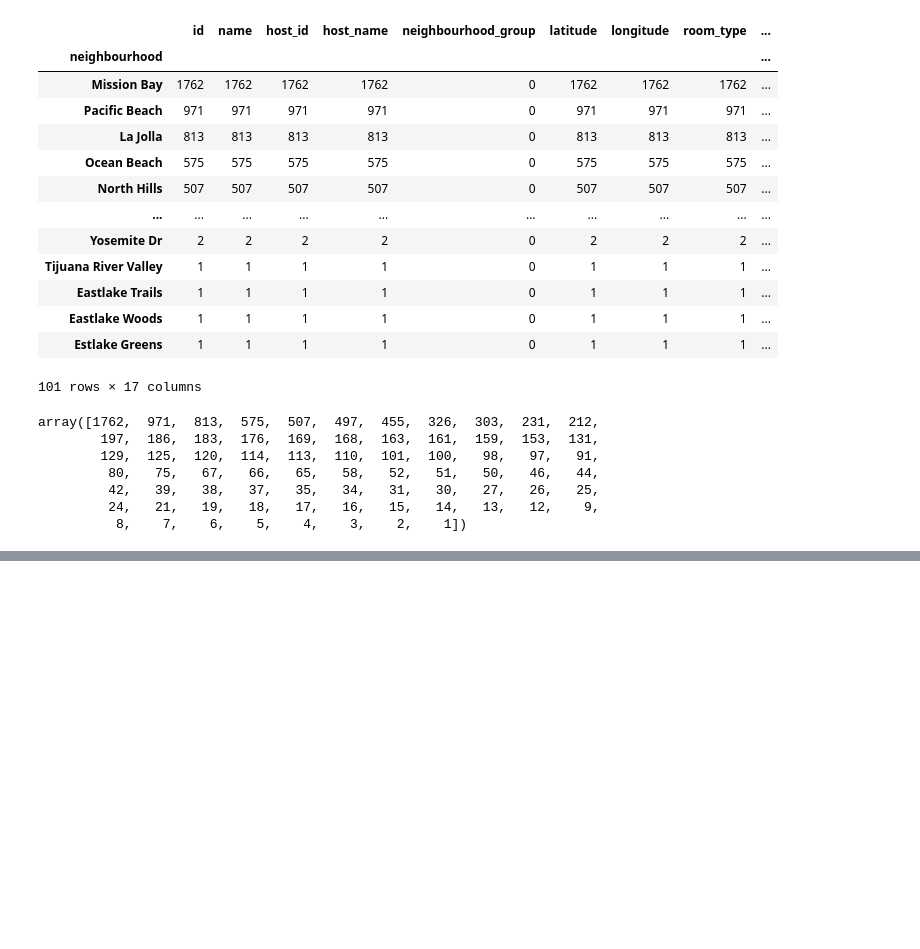
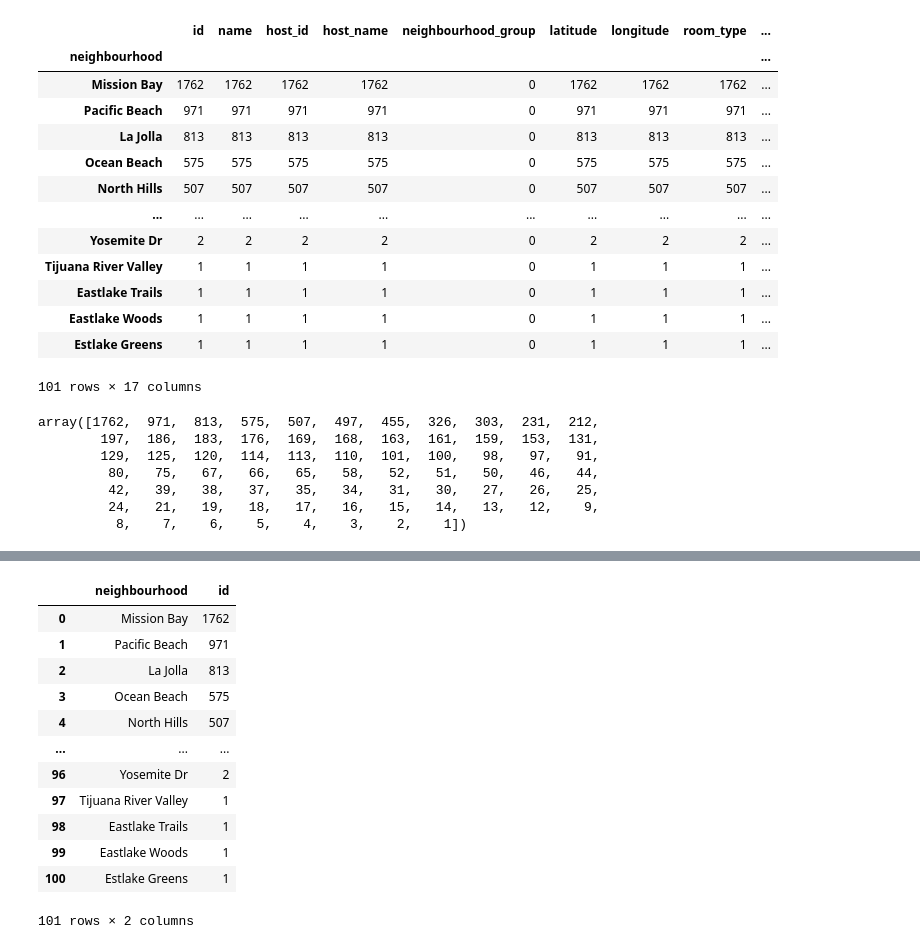
Before and after one commit to elliekwang/final_proj, a Jupyter notebook: airbnb.ipynb, the cells around one changed output, grey strips where cells are left out. Cells and saved outputs as stored; diff of their text form; code cells hidden in the pictures; blank space fills up the shorter version.

```diff
--- a/airbnb.ipynb
+++ b/airbnb.ipynb
@@ -80,0 +98,17 @@ array([1762,  971,  813,  575,  507,  497,  455,  326,  303,  231,  212,
+# %%
+neighbourhood_count = grouped[['neighbourhood', 'id']]
+neighbourhood_count
+# %% [output]
+|  | neighbourhood | id |
+| 0 | Mission Bay | 1762 |
+| 1 | Pacific Beach | 971 |
+| 2 | La Jolla | 813 |
+| 3 | Ocean Beach | 575 |
+| 4 | North Hills | 507 |
+| ... | ... | ... |
+| 96 | Yosemite Dr | 2 |
+| 97 | Tijuana River Valley | 1 |
+| 98 | Eastlake Trails | 1 |
+| 99 | Eastlake Woods | 1 |
+| 100 | Estlake Greens | 1 |
+101 rows × 2 columns
```
Also changed, not shown: parts of 2 cells of this notebook, 2 other files.
